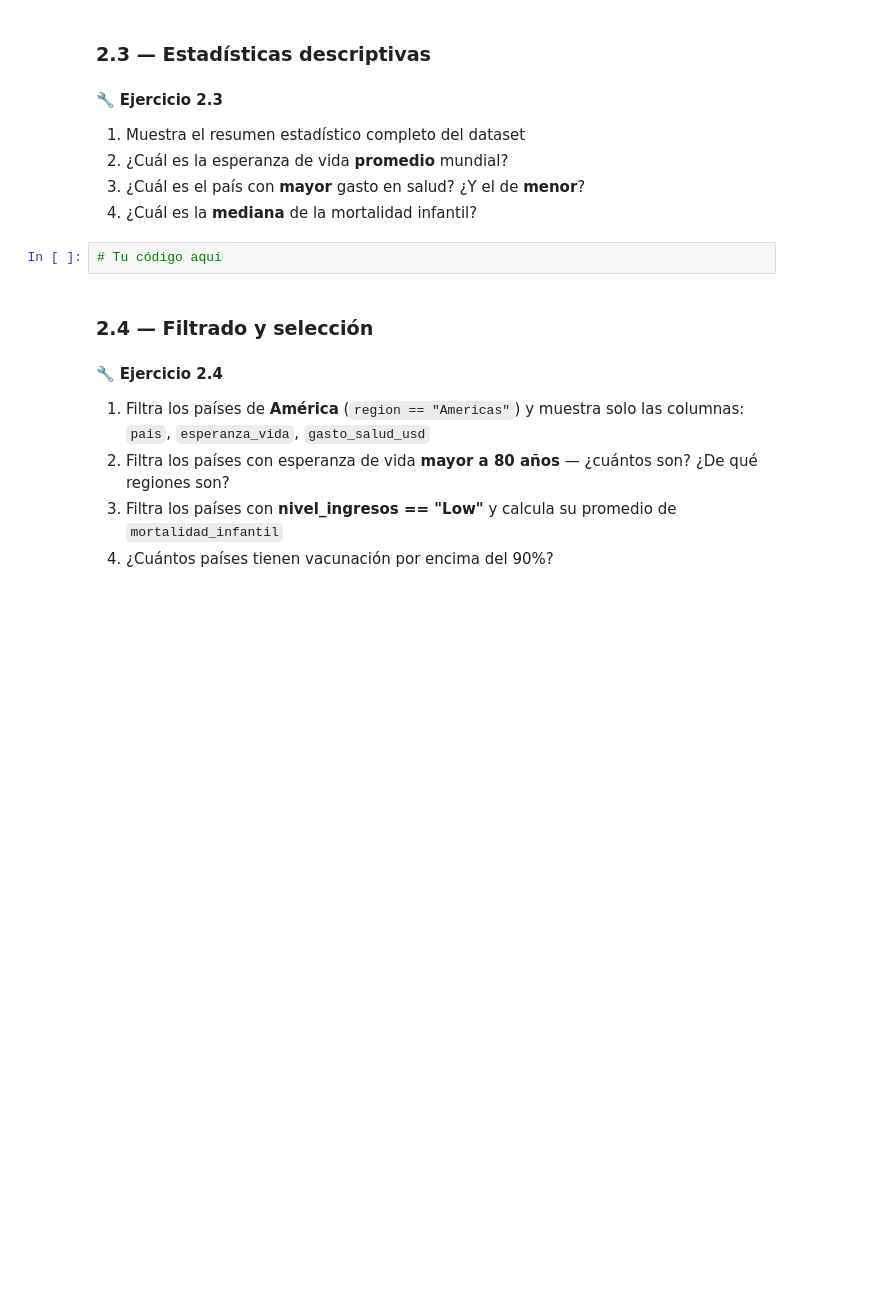
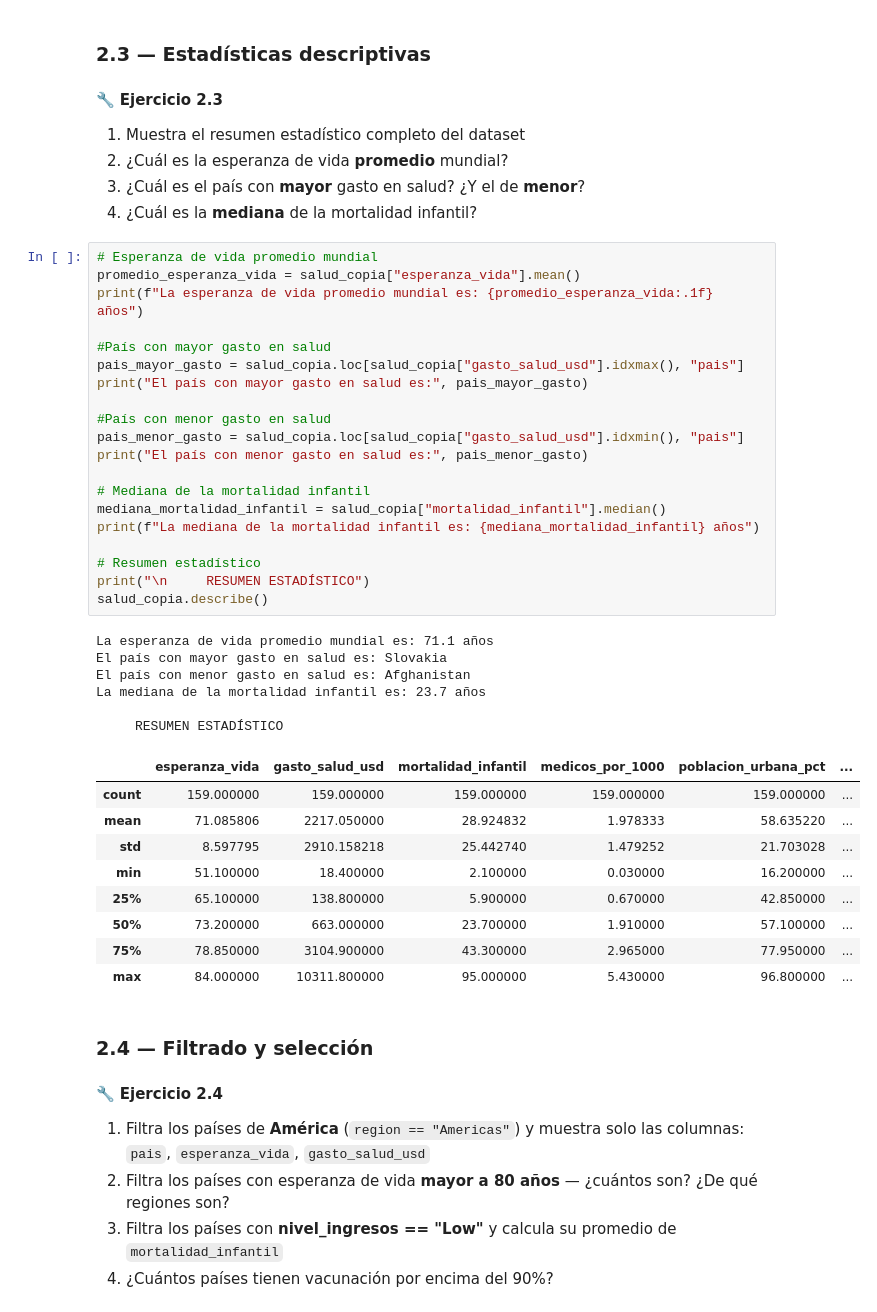
Before and after one commit to ayaraju24-rgb/Trabajo_modulo1_MasterIA, a Jupyter notebook: taller_modulo1.ipynb, the cells around one changed output. Saved outputs shown, nothing was run; the diff lists cells and outputs as text; blank space fills up the shorter version.

```diff
--- a/taller_modulo1.ipynb
+++ b/taller_modulo1.ipynb
@@ -414,8 +412,42 @@ Primero, para preservar el tamaño del conjunto de datos y así no perder inform
 2. ¿Cuál es la esperanza de vida **promedio** mundial?
 3. ¿Cuál es el país con **mayor** gasto en salud? ¿Y el de **menor**?
 4. ¿Cuál es la **mediana** de la mortalidad infantil?
-# %%
-# Tu código aquí
+# %%
+# Esperanza de vida promedio mundial
+promedio_esperanza_vida = salud_copia["esperanza_vida"].mean()
+print(f"La esperanza de vida promedio mundial es: {promedio_esperanza_vida:.1f} años")
+
+#País con mayor gasto en salud
+pais_mayor_gasto = salud_copia.loc[salud_copia["gasto_salud_usd"].idxmax(), "pais"]
+print("El país con mayor gasto en salud es:", pais_mayor_gasto)
+
+#País con menor gasto en salud
+pais_menor_gasto = salud_copia.loc[salud_copia["gasto_salud_usd"].idxmin(), "pais"]
+print("El país con menor gasto en salud es:", pais_menor_gasto)
+
+# Mediana de la mortalidad infantil
+mediana_mortalidad_infantil = salud_copia["mortalidad_infantil"].median()
+print(f"La mediana de la mortalidad infantil es: {mediana_mortalidad_infantil} años")
+
+# Resumen estadístico
+print("\n     RESUMEN ESTADÍSTICO")
+salud_copia.describe()
+# %% [output]
+La esperanza de vida promedio mundial es: 71.1 años
+El país con mayor gasto en salud es: Slovakia
+El país con menor gasto en salud es: Afghanistan
+La mediana de la mortalidad infantil es: 23.7 años
+
+     RESUMEN ESTADÍSTICO
+|  | esperanza_vida | gasto_salud_usd | mortalidad_infantil | medicos_por_1000 | poblacion_urbana_pct | ... |
+| count | 159.000000 | 159.000000 | 159.000000 | 159.000000 | 159.000000 | ... |
+| mean | 71.085806 | 2217.050000 | 28.924832 | 1.978333 | 58.635220 | ... |
+| std | 8.597795 | 2910.158218 | 25.442740 | 1.479252 | 21.703028 | ... |
+| min | 51.100000 | 18.400000 | 2.100000 | 0.030000 | 16.200000 | ... |
+| 25% | 65.100000 | 138.800000 | 5.900000 | 0.670000 | 42.850000 | ... |
+| 50% | 73.200000 | 663.000000 | 23.700000 | 1.910000 | 57.100000 | ... |
+| 75% | 78.850000 | 3104.900000 | 43.300000 | 2.965000 | 77.950000 | ... |
+| max | 84.000000 | 10311.800000 | 95.000000 | 5.430000 | 96.800000 | ... |
 # %% [markdown]
 ### 2.4 — Filtrado y selección
 # %% [markdown]
```
Also changed, not shown: parts of 6 cells of this notebook.
